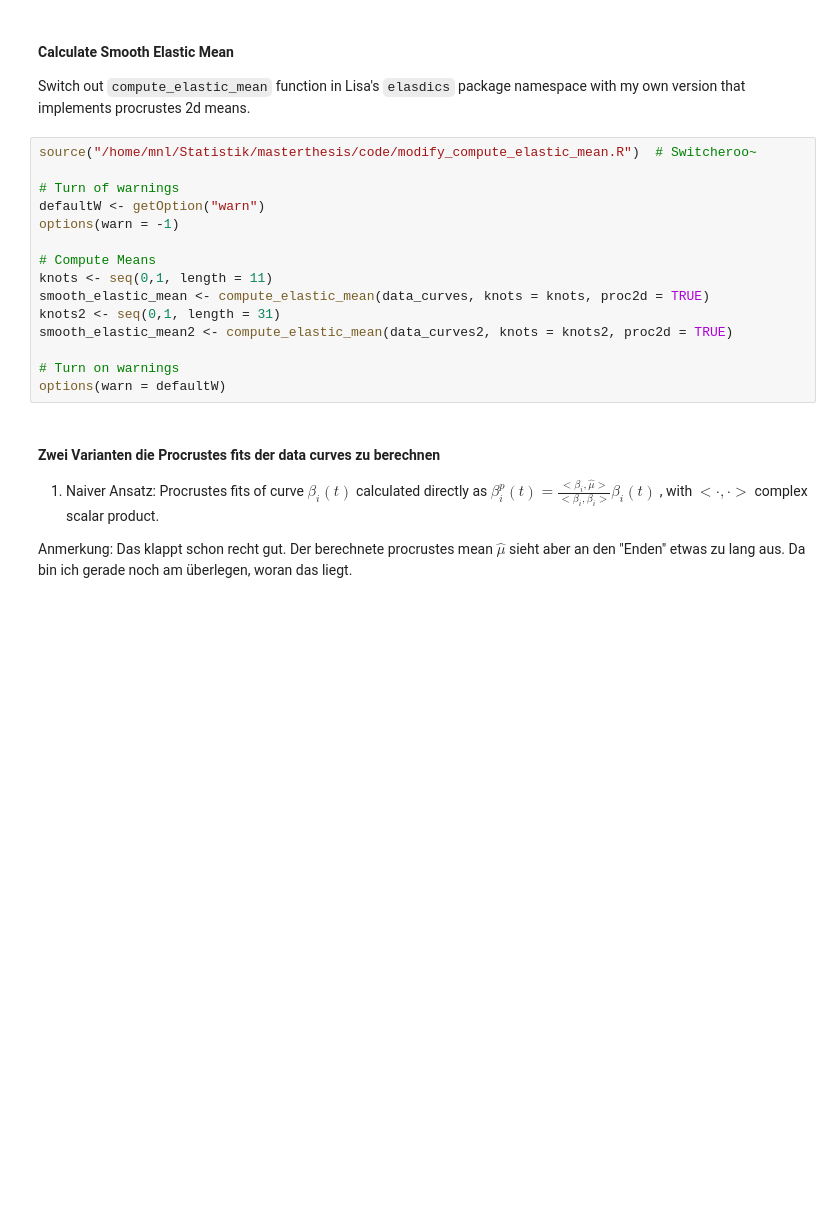
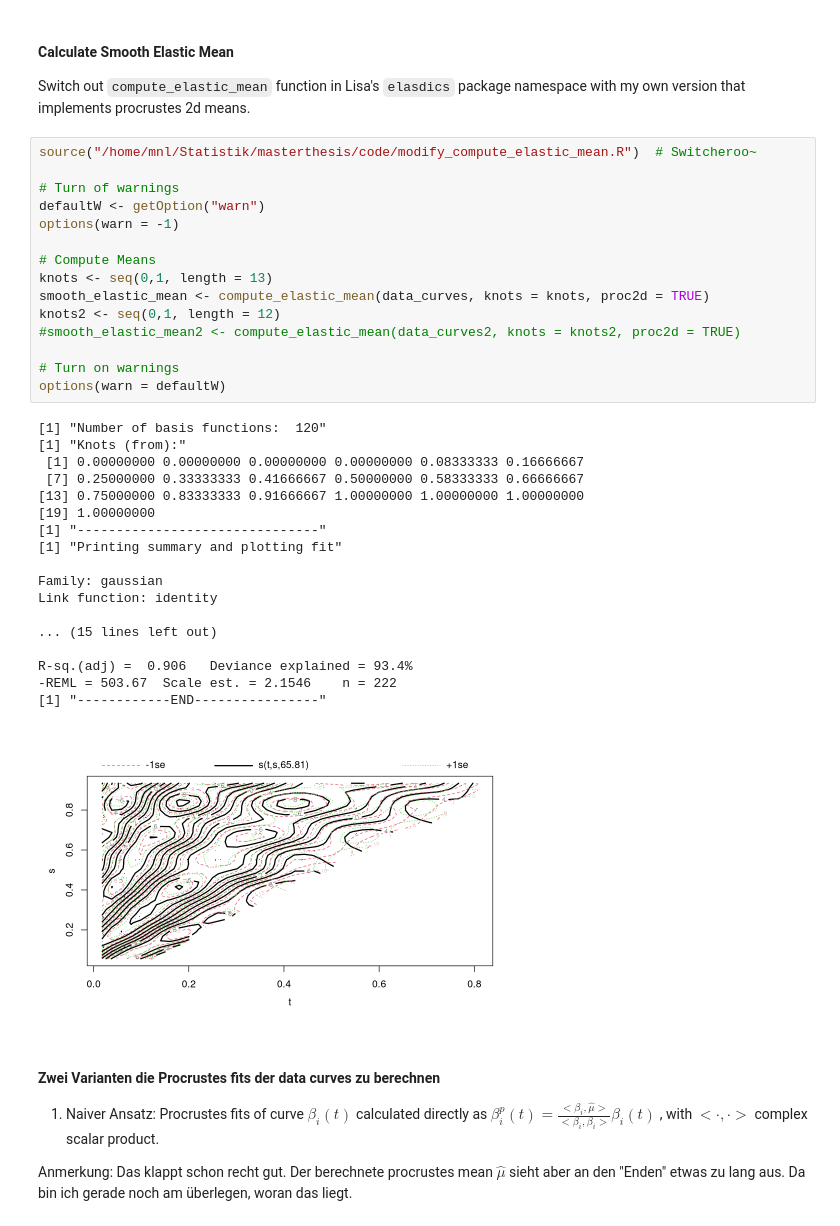
Before and after one commit to mpff/masterthesis, a Jupyter notebook: notebooks/manu_fit_proc2d_mean_example.ipynb, the cells around one changed output. Drawn from its saved outputs; the diff is of its cells as text; blank space fills up the shorter version.

Commit message:
update notebook, add spline basis notebook

```diff
--- a/notebooks/manu_fit_proc2d_mean_example.ipynb
+++ b/notebooks/manu_fit_proc2d_mean_example.ipynb
@@ -43,18 +43,37 @@
 # %%
 source("/home/mnl/Statistik/masterthesis/code/modify_compute_elastic_mean.R")  # Switcheroo~
 
 # Turn of warnings
 defaultW <- getOption("warn")
 options(warn = -1)
 
 # Compute Means
-knots <- seq(0,1, length = 11)
+knots <- seq(0,1, length = 13)
 smooth_elastic_mean <- compute_elastic_mean(data_curves, knots = knots, proc2d = TRUE)
-knots2 <- seq(0,1, length = 31)
-smooth_elastic_mean2 <- compute_elastic_mean(data_curves2, knots = knots2, proc2d = TRUE)
+knots2 <- seq(0,1, length = 12)
+#smooth_elastic_mean2 <- compute_elastic_mean(data_curves2, knots = knots2, proc2d = TRUE)
 
 # Turn on warnings
 options(warn = defaultW)
+# %% [output]
+[1] "Number of basis functions:  120"
+[1] "Knots (from):"
+ [1] 0.00000000 0.00000000 0.00000000 0.00000000 0.08333333 0.16666667
+ [7] 0.25000000 0.33333333 0.41666667 0.50000000 0.58333333 0.66666667
+[13] 0.75000000 0.83333333 0.91666667 1.00000000 1.00000000 1.00000000
+[19] 1.00000000
+[1] "-------------------------------"
+[1] "Printing summary and plotting fit"
+
+Family: gaussian
+Link function: identity
+
+... (15 lines left out)
+
+R-sq.(adj) =  0.906   Deviance explained = 93.4%
+-REML = 503.67  Scale est. = 2.1546    n = 222
+[1] "------------END----------------"
+[figure, added]
 # %% [markdown]
 #### Zwei Varianten die Procrustes fits der data curves zu berechnen
 1. Naiver Ansatz: Procrustes fits of curve $\beta_i(t)$ calculated directly as $\beta_i^p(t) =
```
Also changed, not shown: parts of 4 cells of this notebook, 1 other file.
